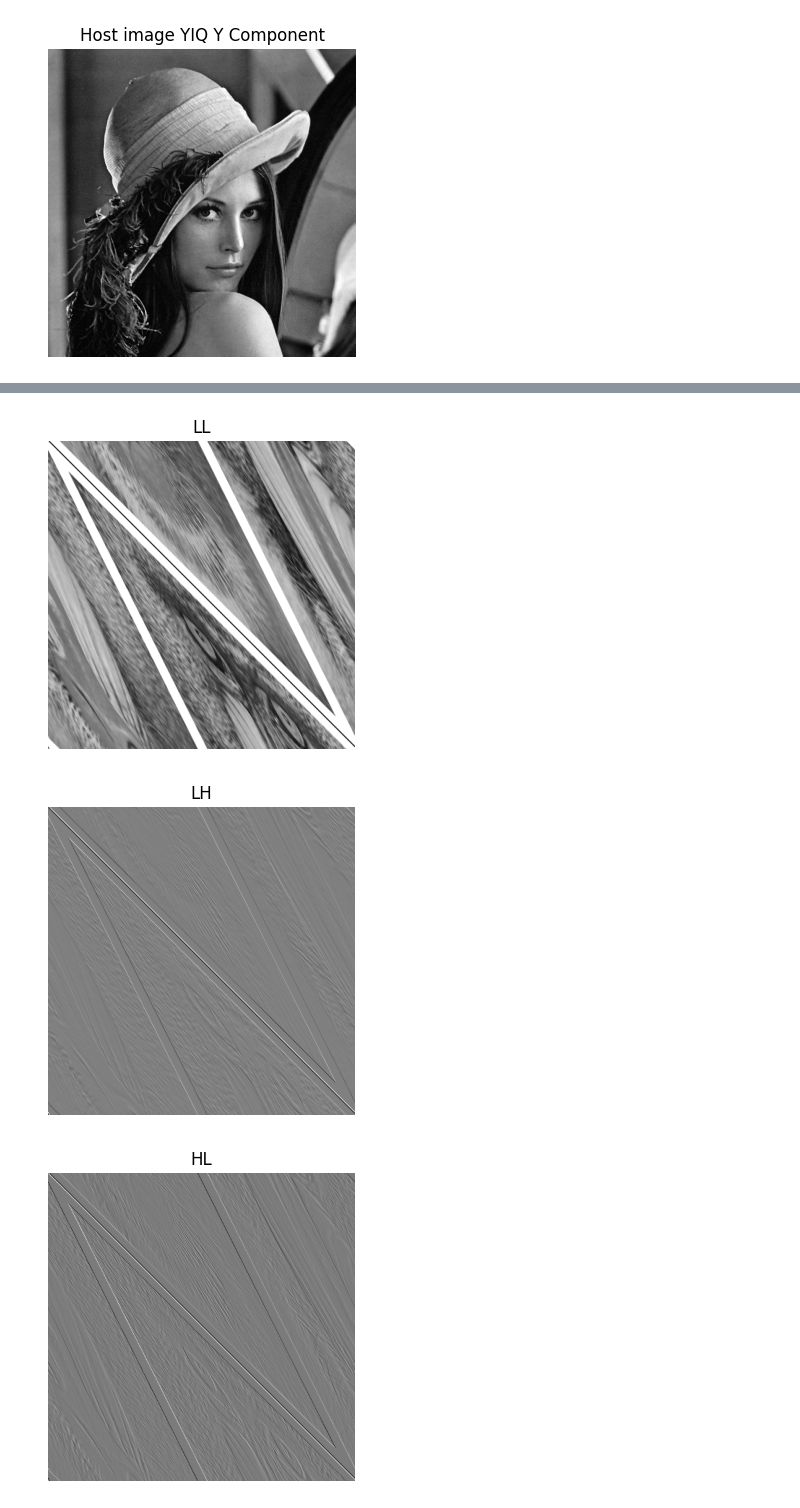
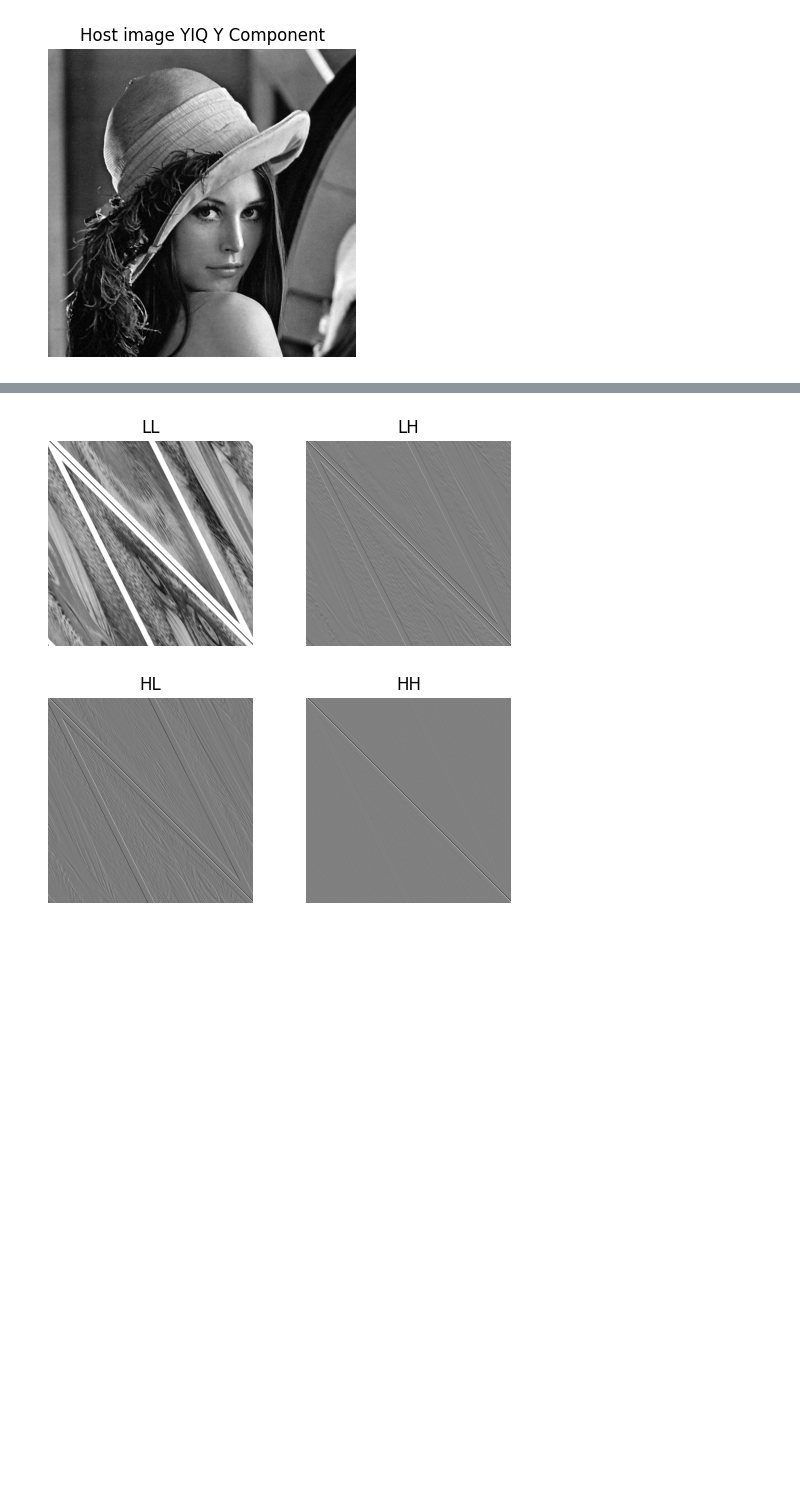
Before and after one commit to Anurag607/DE_Watermarking, a Jupyter notebook: main.ipynb, the cells around one changed output, grey strips where cells are left out. Saved outputs shown, nothing was run; the diff lists cells and outputs as text; code cells hidden in the pictures; blank space fills up the shorter version.

```diff
--- a/main.ipynb
+++ b/main.ipynb
@@ -65,15 +10,0 @@ def differential_evolution_optimization(bounds):
-# %%
-# Create a figure and axes with no space between subplots
-
-def show_image(image, label):
-      fig, axs = plt.subplots(1, 1, figsize=(4, 4))
-      plt.subplots_adjust(wspace=0, hspace=0)
-
-      # Plot LL subband (approximation coefficients of level 2)
-      axs.imshow(image, cmap='gray')
-      axs.axis('off')
-
-      # show labels
-      axs.set_title(label)
-
-      plt.show()
@@ -150,17 +146,14 @@ show_image(arnold_transformed_image, "Watermark Image after Arnold Transform")
 # %%
-# Apply 1 Level DWT to Y component of Watermark Image after Arnold Transformation
+# APPLYING RGB TO YIQ CONVERSION AND THEN 1 LEVEL DWT ON THE SCRAMBLED WATERMARK IMAGE OBTAINED FROM ARNOLD TRANSFORMATION
 
 arnold_y = rgb_to_yiq(arnold_transformed_image / 255.0)
 
 coeffs_W = pywt.wavedec2(watermark_image[:, :, 0] if 0 else arnold_y[:, :, 0], 'haar', level=1)
 cA_W, (cH_W, cV_W, cD_W) = coeffs_W = coeffs_W[0], coeffs_W[1]
 
 res_w = [cA_W, cH_W, cV_W, cD_W]
 labels = ['LL', 'LH', 'HL', 'HH']
-res
-for i in range(len(res_w)):
-    show_image(res_w[i], labels[i])
+
+show_image(res_w, labels, [2,2])
 # %% [output]
-[figure, old version]
+[figure, new version]
-[figure, removed]
-[figure, removed]
```
Also changed, not shown: parts of 15 cells of this notebook.
